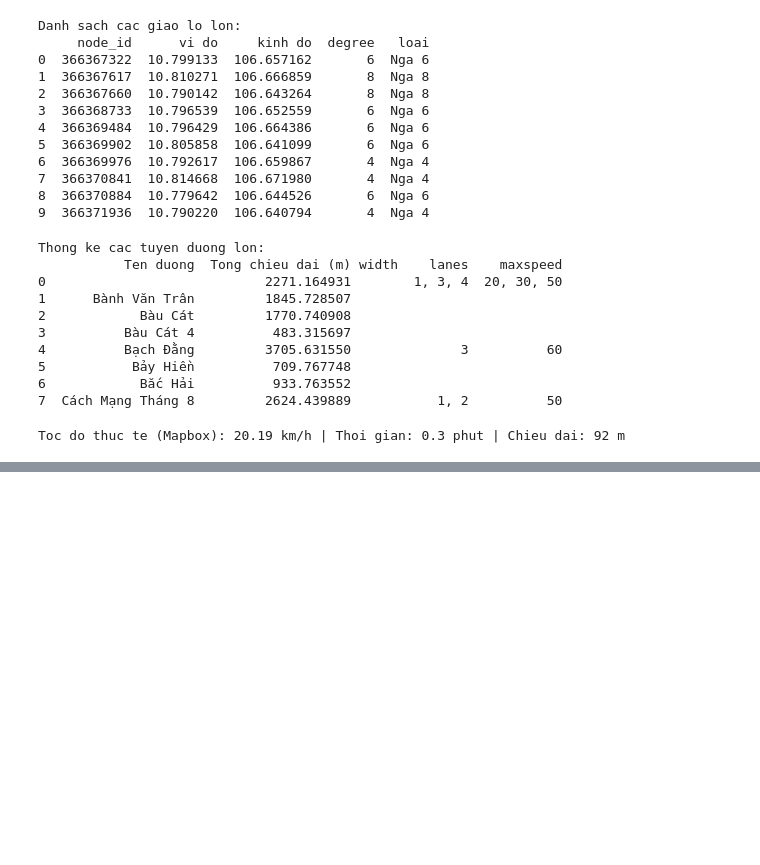
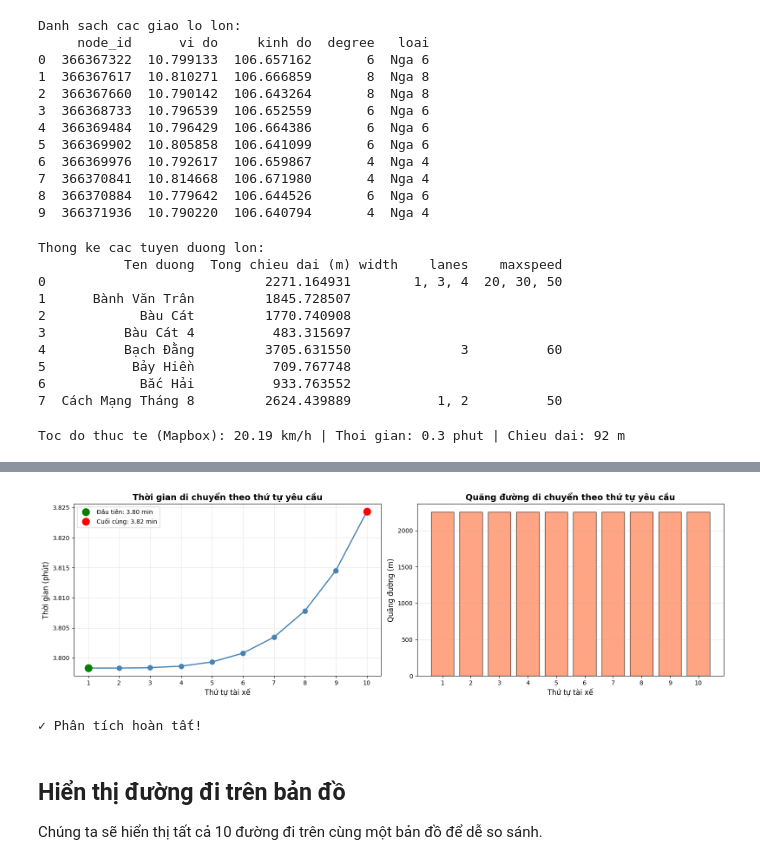
Before and after one commit to thinhelzan842/SmartFlow, a Jupyter notebook: traffic_new.ipynb, the cells around one changed output, grey strips where cells are left out. Saved outputs shown, nothing was run; the diff lists cells and outputs as text; code cells hidden in the pictures; blank space fills up the shorter version.

```diff
--- a/traffic_new.ipynb
+++ b/traffic_new.ipynb
@@ -396,0 +1438,74 @@ visualize_graph(G_big)
+# %%
+# Phân tích kết quả: So sánh đường đi của các tài xế
+print("\n" + "=" * 80)
+print("PHÂN TÍCH KẾT QUẢ")
+print("=" * 80)
+
+# Thống kê
+stats_df = smart_routing.get_statistics()
+print("\nThống kê tổng quan:")
+print(stats_df.to_string(index=False))
+
+# So sánh đường đi
+print("\n" + "=" * 80)
+print("SO SÁNH ĐƯỜNG ĐI")
+print("=" * 80)
+
+unique_paths = {}
+for result in results_list:
+    path_key = tuple(result['path'])
+    if path_key not in unique_paths:
+        unique_paths[path_key] = []
+    unique_paths[path_key].append(result['driver_id'])
+
+print(f"\nSố đường đi khác nhau: {len(unique_paths)}")
+for idx, (path, drivers) in enumerate(unique_paths.items(), 1):
+    print(f"\nĐường đi #{idx}:")
+    print(f"  Tài xế: {', '.join(drivers)}")
+    print(f"  Số nodes: {len(path)}")
+
+# Phân tích thời gian
+times = stats_df['Time (min)'].values
+print("\n" + "=" * 80)
+print("PHÂN TÍCH THỜI GIAN DI CHUYỂN")
+print("=" * 80)
+print(f"Tài xế đầu tiên: {times[0]:.2f} phút")
+print(f"Tài xế cuối cùng: {times[-1]:.2f} phút")
+print(f"Chênh lệch: {times[-1] - times[0]:.2f} phút ({((times[-1] - times[0])/times[0]*100):.1f}%)")
+print(f"Thời gian trung bình: {times.mean():.2f} phút")
+print(f"Độ lệch chuẩn: {times.std():.2f} phút")
+
+# Visualize thời gian
+import matplotlib.pyplot as plt
+
+fig, axes = plt.subplots(1, 2, figsize=(16, 5))
+
+# Biểu đồ thời gian theo thứ tự
+ax1 = axes[0]
+ax1.plot(range(1, 11), times, marker='o', linewidth=2, markersize=8, color='steelblue')
+ax1.set_xlabel('Thứ tự tài xế', fontsize=12)
+ax1.set_ylabel('Thời gian (phút)', fontsize=12)
+ax1.set_title('Thời gian di chuyển theo thứ tự yêu cầu', fontsize=14, fontweight='bold')
+ax1.grid(True, alpha=0.3)
+ax1.set_xticks(range(1, 11))
+
+# Highlight tài xế đầu và cuối
+ax1.plot(1, times[0], 'go', markersize=12, label=f'Đầu tiên: {times[0]:.2f} min')
+ax1.plot(10, times[-1], 'ro', markersize=12, label=f'Cuối cùng: {times[-1]:.2f} min')
+ax1.legend()
+
+# Biểu đồ quãng đường
+ax2 = axes[1]
+distances = stats_df['Distance (m)'].values
+ax2.bar(range(1, 11), distances, color='coral', edgecolor='black', alpha=0.7)
+ax2.set_xlabel('Thứ tự tài xế', fontsize=12)
+ax2.set_ylabel('Quãng đường (m)', fontsize=12)
+ax2.set_title('Quãng đường di chuyển theo thứ tự yêu cầu', fontsize=14, fontweight='bold')
+ax2.grid(True, alpha=0.3, axis='y')
+ax2.set_xticks(range(1, 11))
+
+plt.tight_layout()
+plt.show()
+
+print("\n✓ Phân tích hoàn tất!")
+# %% [output]
@@ -396,0 +1529,6 @@ visualize_graph(G_big)
+[figure, added]
+✓ Phân tích hoàn tất!
+# %% [markdown]
+## Hiển thị đường đi trên bản đồ
+
+Chúng ta sẽ hiển thị tất cả 10 đường đi trên cùng một bản đồ để dễ so sánh.
```
Also changed, not shown: parts of 37 cells of this notebook, 29 other files.
